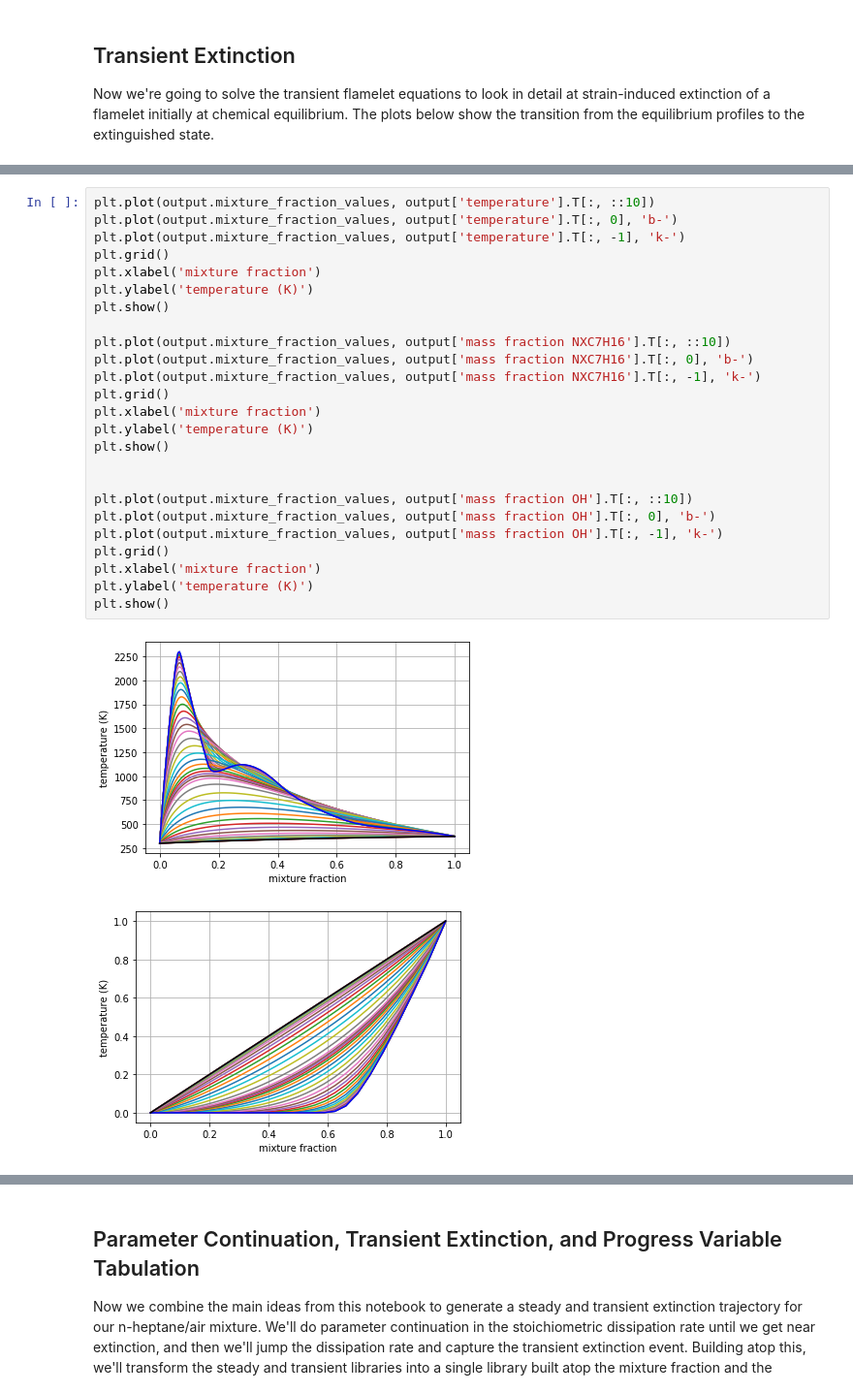
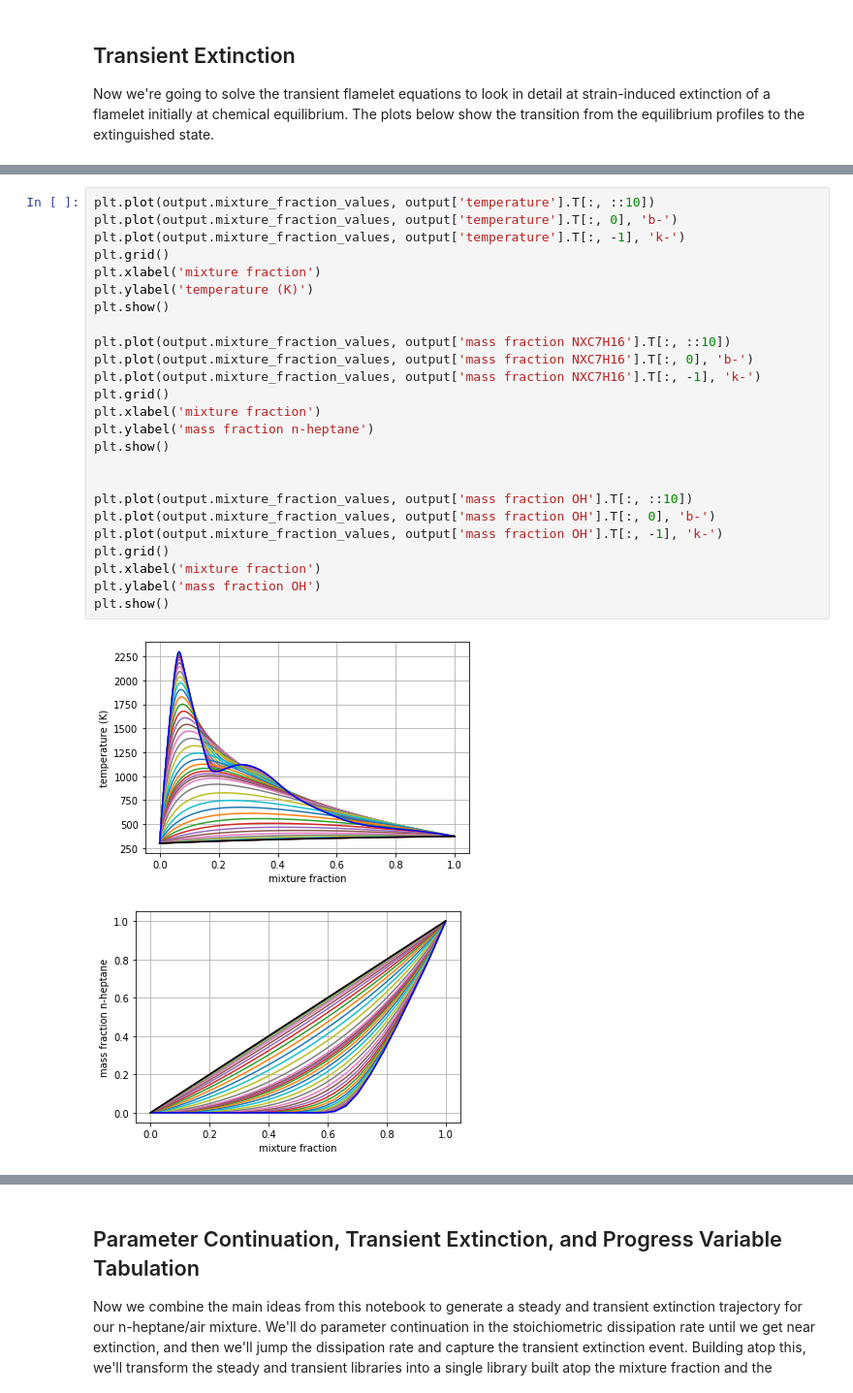
Before and after one commit to sandialabs/Spitfire, a Jupyter notebook: spitfire_demo/flamelet/introduction_to_flamelets.ipynb, the cells around one changed output, grey strips where cells are left out. Shown: that part at 97% size. Cells and saved outputs as stored; diff of their text form.

```diff
--- a/spitfire_demo/flamelet/introduction_to_flamelets.ipynb
+++ b/spitfire_demo/flamelet/introduction_to_flamelets.ipynb
@@ -222,28 +222,28 @@ Integration successfully completed!
 # %%
 plt.plot(output.mixture_fraction_values, output['temperature'].T[:, ::10])
 plt.plot(output.mixture_fraction_values, output['temperature'].T[:, 0], 'b-')
 plt.plot(output.mixture_fraction_values, output['temperature'].T[:, -1], 'k-')
 plt.grid()
 plt.xlabel('mixture fraction')
 plt.ylabel('temperature (K)')
 plt.show()
 
 plt.plot(output.mixture_fraction_values, output['mass fraction NXC7H16'].T[:, ::10])
 plt.plot(output.mixture_fraction_values, output['mass fraction NXC7H16'].T[:, 0], 'b-')
 plt.plot(output.mixture_fraction_values, output['mass fraction NXC7H16'].T[:, -1], 'k-')
 plt.grid()
 plt.xlabel('mixture fraction')
-plt.ylabel('temperature (K)')
+plt.ylabel('mass fraction n-heptane')
 plt.show()
 
 
 plt.plot(output.mixture_fraction_values, output['mass fraction OH'].T[:, ::10])
 plt.plot(output.mixture_fraction_values, output['mass fraction OH'].T[:, 0], 'b-')
 plt.plot(output.mixture_fraction_values, output['mass fraction OH'].T[:, -1], 'k-')
 plt.grid()
 plt.xlabel('mixture fraction')
-plt.ylabel('temperature (K)')
+plt.ylabel('mass fraction OH')
 plt.show()
 # %% [output]
 [figure]
-[figure, old version]
+[figure, new version]
```
Also changed, not shown: parts of 4 cells of this notebook, 8 other files.
